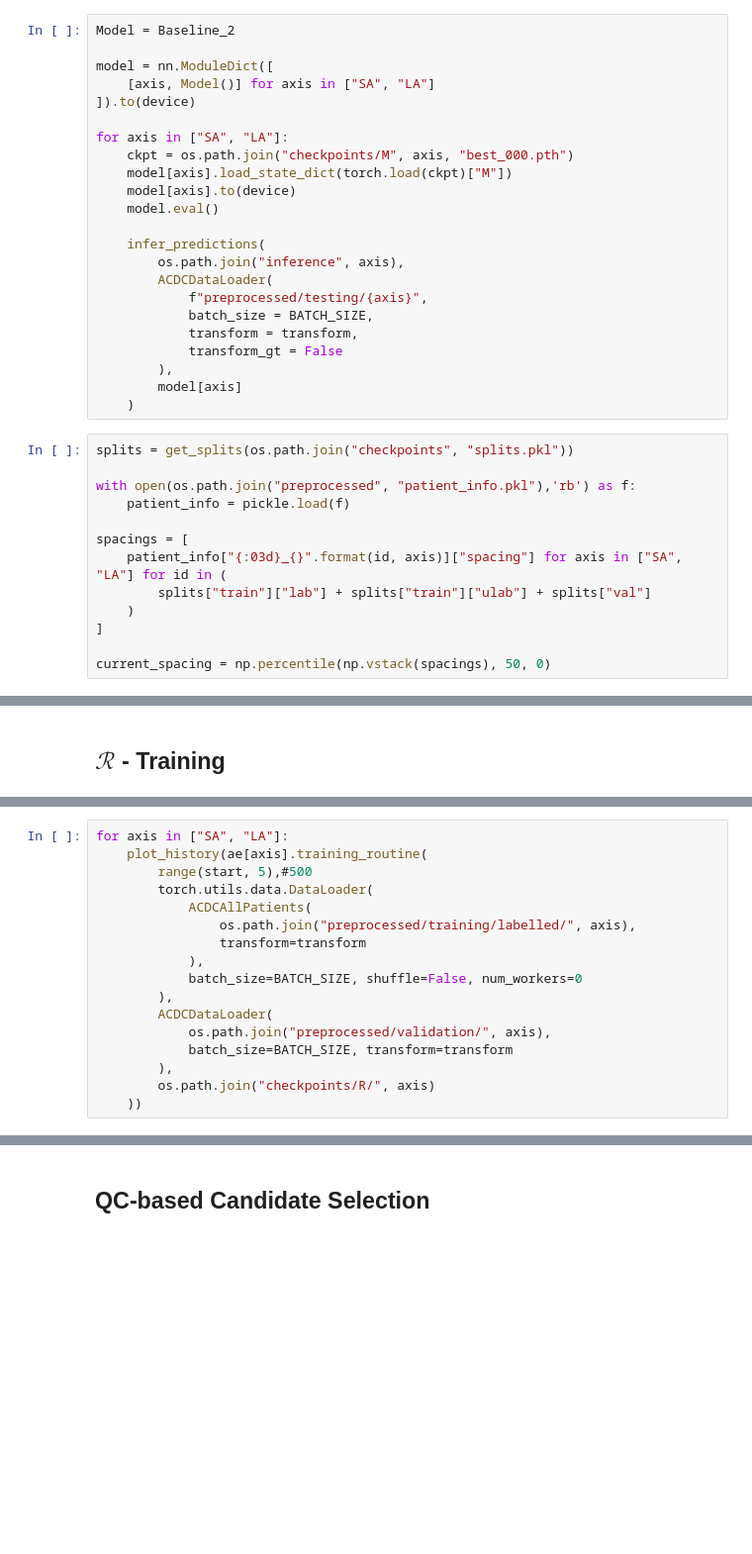
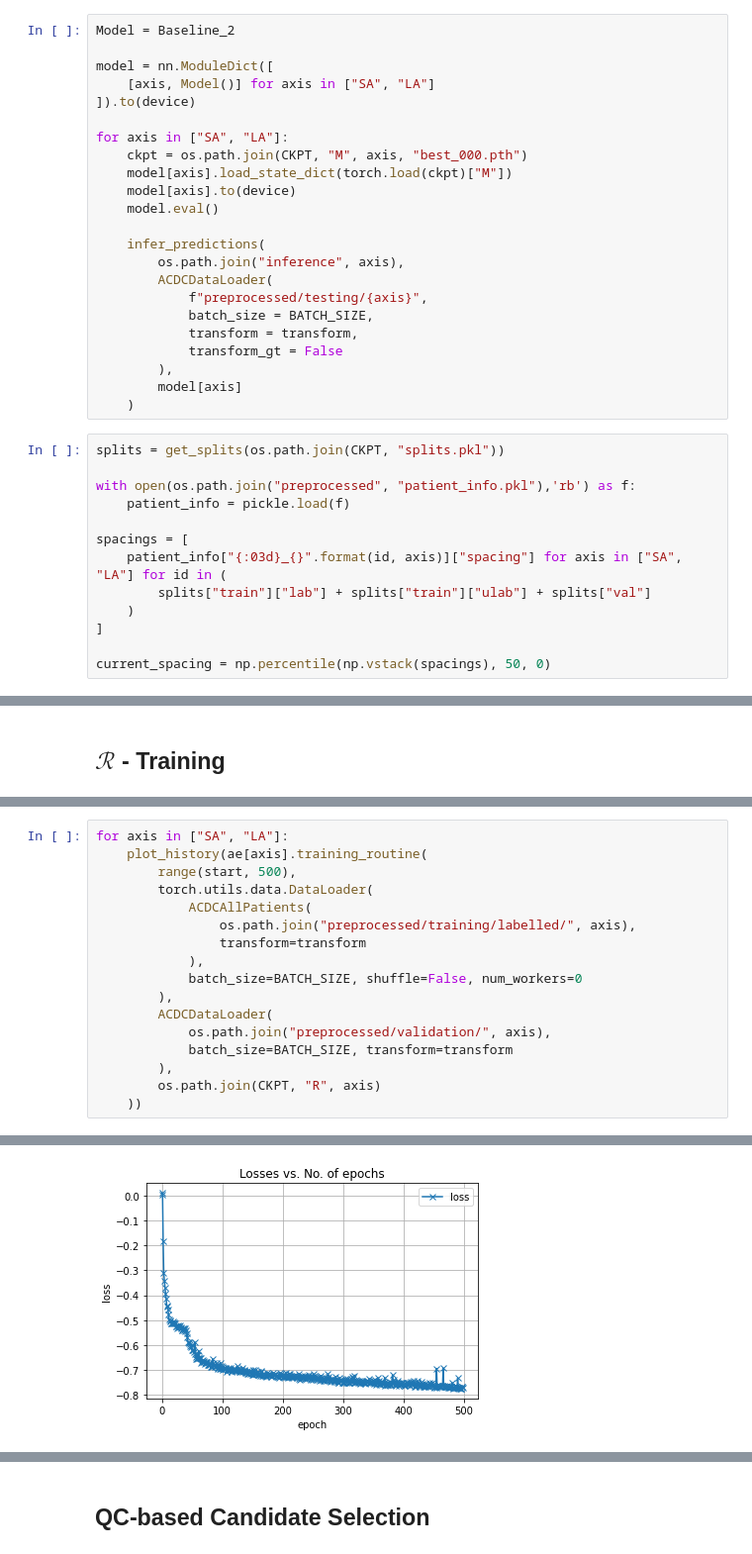
Before and after one commit to manigalati/MnMs2, a Jupyter notebook: Model_Refinement.ipynb, the cells around one changed output, grey strips where cells are left out. Shown: that part at 99% size. Cells and saved outputs as stored; diff of their text form; blank space fills up the shorter version.

```diff
--- a/Model_Refinement.ipynb
+++ b/Model_Refinement.ipynb
@@ -229,7 +393,7 @@ model = nn.ModuleDict([
 ]).to(device)
 
 for axis in ["SA", "LA"]:
-    ckpt = os.path.join("checkpoints/M", axis, "best_000.pth")
+    ckpt = os.path.join(CKPT, "M", axis, "best_000.pth")
     model[axis].load_state_dict(torch.load(ckpt)["M"])
     model[axis].to(device)
     model.eval()
@@ -245,7 +409,7 @@ for axis in ["SA", "LA"]:
         model[axis]
     )
 # %%
-splits = get_splits(os.path.join("checkpoints", "splits.pkl"))
+splits = get_splits(os.path.join(CKPT, "splits.pkl"))
 
 with open(os.path.join("preprocessed", "patient_info.pkl"),'rb') as f:
     patient_info = pickle.load(f)
@@ -309,7 +499,7 @@ print(ae)
 # %%
 for axis in ["SA", "LA"]:
     plot_history(ae[axis].training_routine(
-        range(start, 5),#500
+        range(start, 500),
         torch.utils.data.DataLoader(
             ACDCAllPatients(
                 os.path.join("preprocessed/training/labelled/", axis),
@@ -321,5 +511,6 @@ for axis in ["SA", "LA"]:
             os.path.join("preprocessed/validation/", axis),
             batch_size=BATCH_SIZE, transform=transform
         ),
-        os.path.join("checkpoints/R/", axis)
+        os.path.join(CKPT, "R", axis)
     ))
+# %% [output]
@@ -325,0 +534 @@ for axis in ["SA", "LA"]:
+[figure, added]
```
Also changed, not shown: parts of 27 cells of this notebook.
